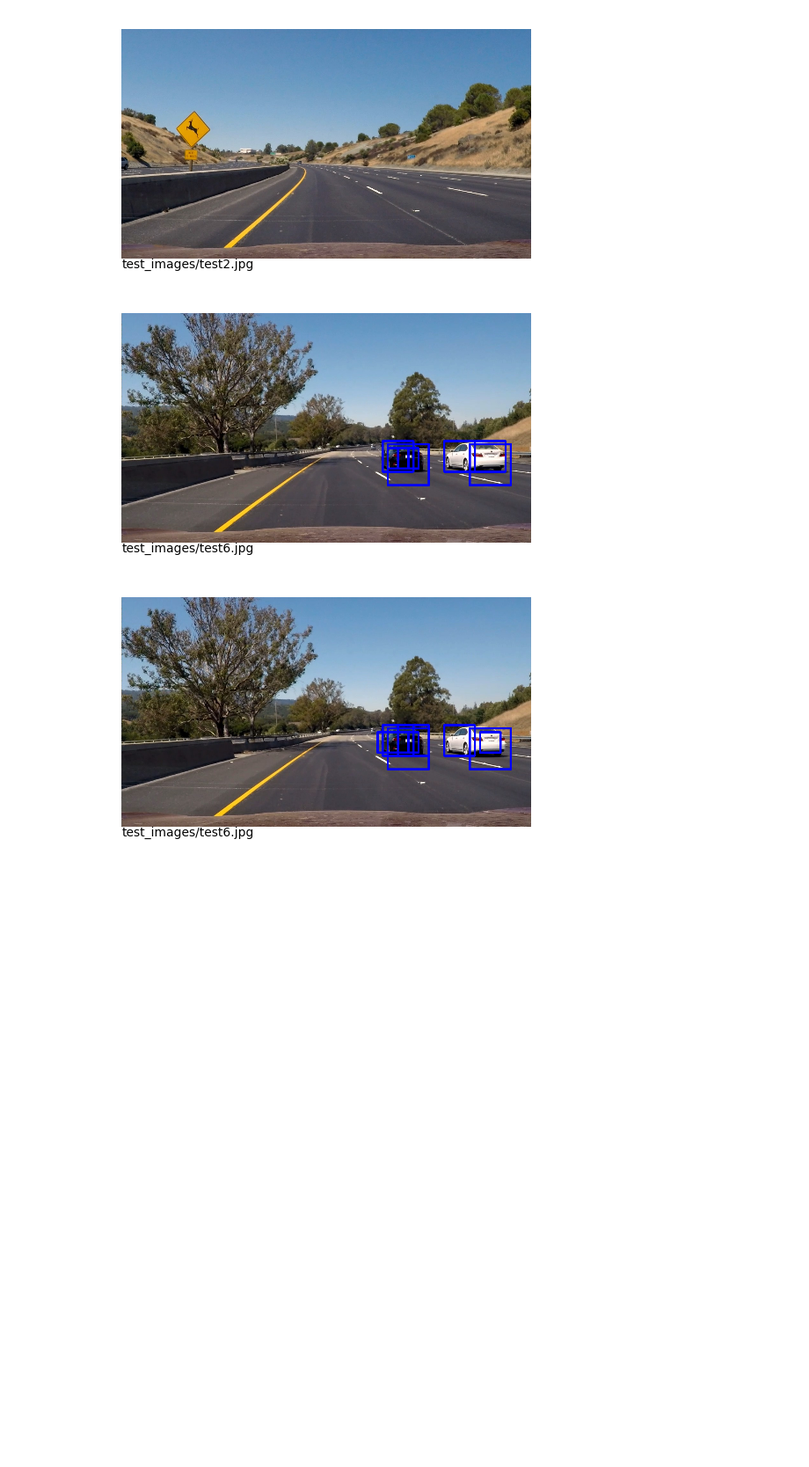
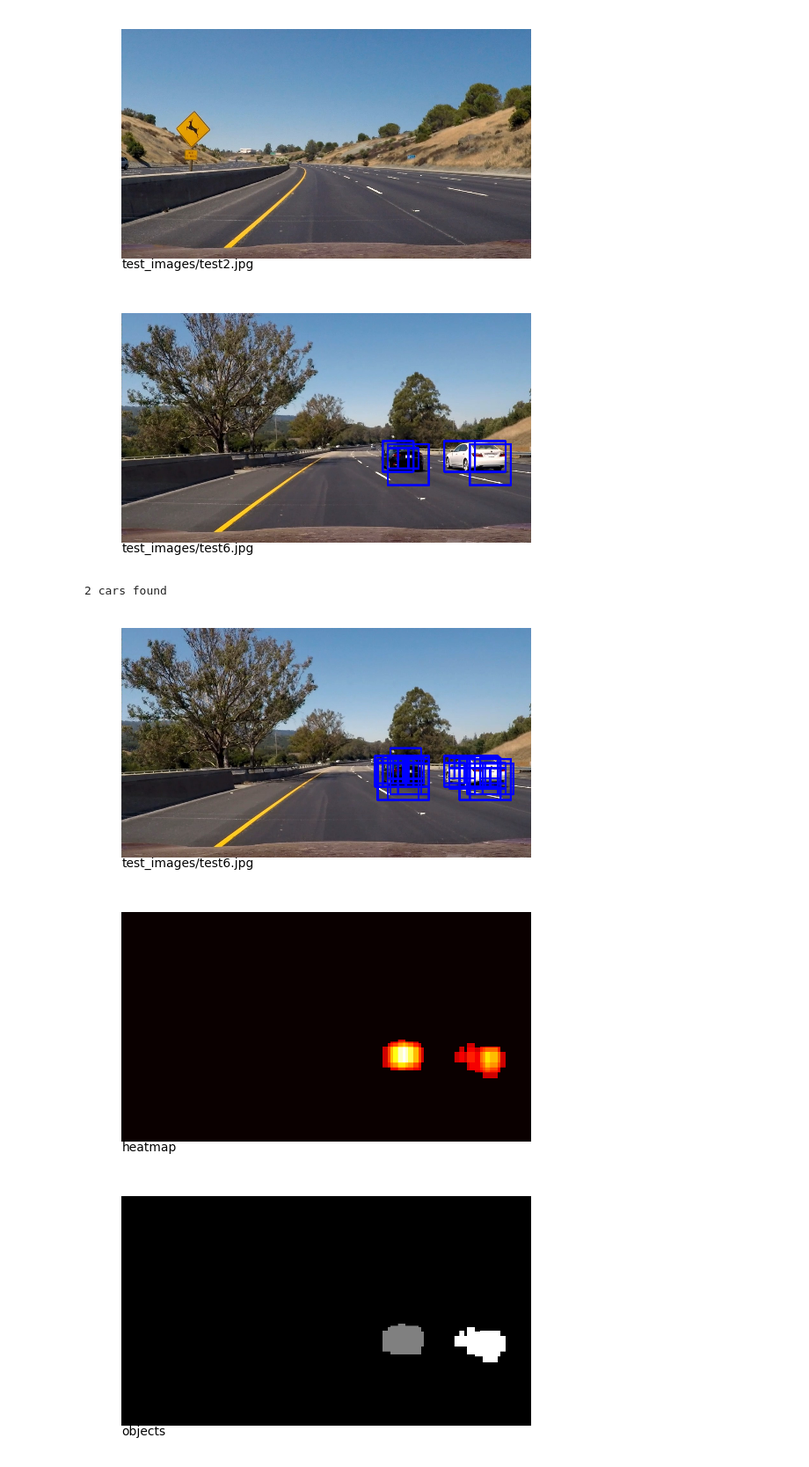
Before and after one commit to cygnus77/vehicle-detection, a Jupyter notebook: VehicleDetection.ipynb, the cells around one changed output. Shown at 88% size. Cells and saved outputs as stored; diff of their text form; code cells hidden in the pictures; blank space fills up the shorter version.

Commit message:
working false detection filtering

```diff
--- a/VehicleDetection.ipynb
+++ b/VehicleDetection.ipynb
@@ -11,16 +11,17 @@ from sklearn.svm import LinearSVC
 from sklearn.preprocessing import StandardScaler
 from skimage.feature import hog
 from sklearn.model_selection import train_test_split
+from scipy.ndimage.measurements import label
 
 %matplotlib inline
 
 # Function to draw image with caption
-def plotImg(img, caption):
+def plotImg(img, caption, cmap='gray'):
     plt.figure()
     plt.axis('off')
     ht = img.shape[0]+25
     if len(img.shape) == 2:
-        plt.imshow(img, cmap='gray')
+        plt.imshow(img, cmap=cmap)
     else:
         plt.imshow(img)
     plt.text(0,ht,caption)
@@ -31,7 +32,7 @@ def loadImage(fname):
 
 imgNo = 1
 figNo = 1
-def plotSubImage(img, caption):
+def plotSubImage(img, caption, cmap='gray'):
     global imgNo
     plt.subplot(1, 2, imgNo)
     imgNo += 1
@@ -39,7 +40,7 @@ def plotSubImage(img, caption):
 
     scaledShape=(64, int(64.0*img.shape[1] / img.shape[0]))
     if len(img.shape) == 2:
-        plt.imshow(img, shape=scaledShape, cmap='gray')
+        plt.imshow(img, shape=scaledShape, cmap=cmap)
     else:
         plt.imshow(img, shape=scaledShape)
 
@@ -320,17 +321,17 @@ def make_windows4(shape):
         windows.append([])
         y1 = scan_y0
         while y1 < scan_y1:
-            for x0 in range(0, scan_x1, dim // 2):
+            for x0 in range(0, scan_x1, dim // 4):
                 window = np.array(((x0,y1-dim),(x0+dim,y1)))
                 if(window[0][0] >= 0 and window[0][1] >= 0 and window[1][0] < scan_x1 and window[1][1] < scan_y1):
                     windows[idx].append(window)
-            y1 += dim // 2
+            y1 += dim // 4
     return windows
 
-def processImage(original_image):
+def detectCars(original_image):
     global windows
     if windows == None:
-        windows = make_windows4(img.shape)
+        windows = make_windows4(original_image.shape)
 
     cc_img = color_conv_image(original_image, colorspace, hog_channel)
 
@@ -356,34 +357,61 @@ def processImage(original_image):
 
             hog_features = []
             hog_features.append( hog_maps[0][ h[0][1]:h[1][1], h[0][0]: h[1][0] ] )
             hog_features.append( hog_maps[1][ h[0][1]:h[1][1], h[0][0]: h[1][0] ] )
             hog_features.append( hog_maps[2][ h[0][1]:h[1][1], h[0][0]: h[1][0] ] )
             hog_features = np.ravel(hog_features)
 
             # Apply bin_spatial() to get spatial color features
             spatial_features = bin_spatial(blob, size=spatial_size)
 
             # Apply color_hist() also with a color space option now
             hist_features = color_hist(blob, nbins=hist_bins, bins_range=hist_range)
 
             features.append( np.concatenate((spatial_features, hist_features, hog_features)) )
             windowRefs.append((scaleGroup,w))
 
     scaled_features = X_scaler2.transform(features)
     pred = svc2.predict(scaled_features)
+    detectedWindows = []
     for idx in np.argwhere(pred == 1):
         scaleGroup, w = windowRefs[idx]
         if scaleGroup == 1:
             w = (w * 1.5).astype(np.int64)
         elif scaleGroup == 2:
             w = w * 2
-        cv2.rectangle(original_image, (w[0][0], w[0][1]), (w[1][0], w[1][1]), (0,0,255), 6)
-    return original_image
+        detectedWindows.append(w)
+    return detectedWindows
 
 windows = None
 fname = 'test_images/test6.jpg'
 img = loadImage(fname)
-processImage(img)
+img2 = np.copy(img)
+detections = detectCars(img)
+heatmap = np.zeros((img.shape[0], img.shape[1]))
+for w in detections:
+    heatmap[w[0][1]:w[1][1], w[0][0]:w[1][0]] += 1
+    cv2.rectangle(img2, (w[0][0], w[0][1]), (w[1][0], w[1][1]), (0,0,255), 6)
+heatmap[heatmap < 5] = 0
+plotImg(img2, fname)
+plotImg(heatmap,"heatmap", cmap='hot')
+heatmap[heatmap <= 2] = 0
+labels = label(heatmap)
+print(labels[1], 'cars found')
+plotImg(labels[0], 'objects', cmap='gray')
+
+for car_number in range(1, labels[1]+1):
+    # Find pixels with each car_number label value
+    nonzero = (labels[0] == car_number).nonzero()
+    # Identify x and y values of those pixels
+    nonzeroy = np.array(nonzero[0])
+    nonzerox = np.array(nonzero[1])
+    # Define a bounding box based on min/max x and y
+    bbox = ((np.min(nonzerox), np.min(nonzeroy)), (np.max(nonzerox), np.max(nonzeroy)))
+    # Draw the box on the image
+    cv2.rectangle(img, bbox[0], bbox[1], (0,0,255), 6)
 plotImg(img, fname)
 # %% [output]
+2 cars found
-[figure, old version]
+[figure, new version]
+[figure, added]
+[figure, added]
```
Also changed, not shown: parts of 3 cells of this notebook.
